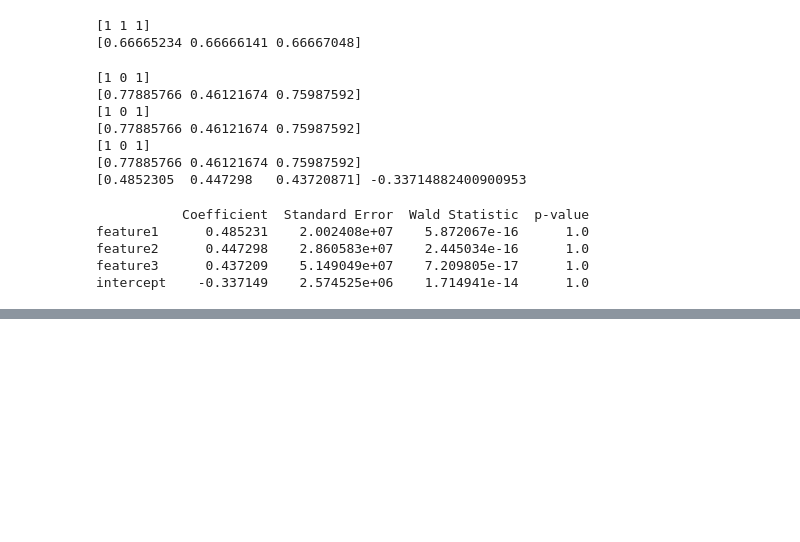
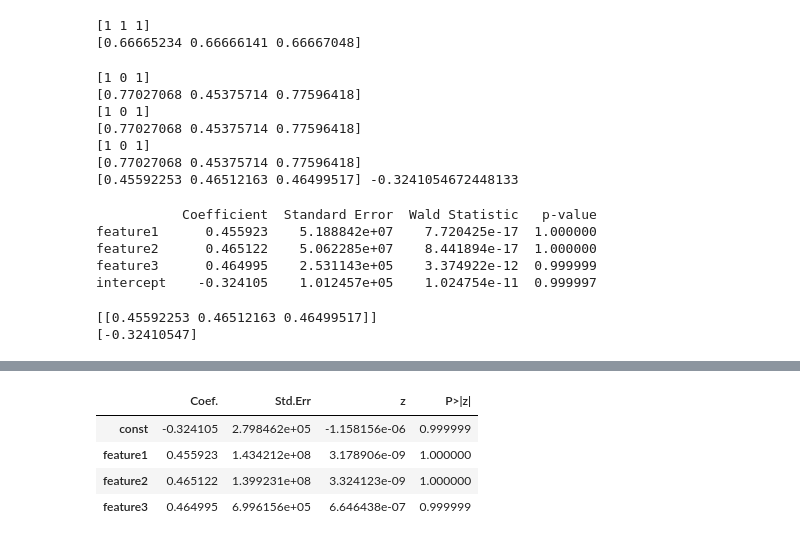
Before and after one commit to gthr66/skorecard, a Jupyter notebook: docs/tutorials/datatypes_sklearn.ipynb, the cells around one changed output, grey strips where cells are left out. Cells and saved outputs as stored; diff of their text form; code cells hidden in the pictures; blank space fills up the shorter version.

```diff
--- a/docs/tutorials/datatypes_sklearn.ipynb
+++ b/docs/tutorials/datatypes_sklearn.ipynb
@@ -28,7 +28,7 @@ print(y_pred_proba)
 [0.66665234 0.66666141 0.66667048]
 # %%
 import pandas as pd
-data_list = [[1.1, 1.3, 1.1], [0.1, 0.2, 0.1], [1.2, 1.05, 1]]
+data_list = [[1.1, 1.12, 1.1], [0.1, 0.1, 0.1], [1.11, 1.13, 1.15]]
 target_list = [1, 0, 1]
 data_array = np.array(data_list)
 target_array = np.array(target_list)
@@ -59,12 +59,12 @@ intercept2 = logit2.intercept_[0]
 print(coef2, intercept2)
 # %% [output]
 [1 0 1]
-[0.77885766 0.46121674 0.75987592]
+[0.77027068 0.45375714 0.77596418]
 [1 0 1]
-[0.77885766 0.46121674 0.75987592]
+[0.77027068 0.45375714 0.77596418]
 [1 0 1]
-[0.77885766 0.46121674 0.75987592]
-[0.4852305  0.447298   0.43720871] -0.33714882400900953
+[0.77027068 0.45375714 0.77596418]
+[0.45592253 0.46512163 0.46499517] -0.3241054672448133
 # %%
 # Calculate the standard errors of the coefficients
 # The covariance matrix of the coefficients is the inverse of the Hessian matrix
@@ -89,8 +89,18 @@ results = pd.DataFrame({
 
 print(results)
 # %% [output]
-           Coefficient  Standard Error  Wald Statistic  p-value
-feature1      0.485231    2.002408e+07    5.872067e-16      1.0
-feature2      0.447298    2.860583e+07    2.445034e-16      1.0
-feature3      0.437209    5.149049e+07    7.209805e-17      1.0
-intercept    -0.337149    2.574525e+06    1.714941e-14      1.0
+           Coefficient  Standard Error  Wald Statistic   p-value
+feature1      0.455923    5.188842e+07    7.720425e-17  1.000000
+feature2      0.465122    5.062285e+07    8.441894e-17  1.000000
+feature3      0.464995    2.531143e+05    3.374922e-12  0.999999
+intercept    -0.324105    1.012457e+05    1.024754e-11  0.999997
+# %%
+from skorecard.linear_model import LogisticRegression as skorecard_logit
+sklogit = skorecard_logit(calculate_stats=True)
+sklogit.fit(data_frame[['feature1', 'feature2', 'feature3']], data_frame['target'])
+print(sklogit.coef_)
+print(sklogit.intercept_)
+sklogit.get_stats()
+# %% [output]
+[[0.45592253 0.46512163 0.46499517]]
+[-0.32410547]
@@ -96,0 +108,5 @@ intercept    -0.337149    2.574525e+06    1.714941e-14      1.0
+|  | Coef. | Std.Err | z | P>|z| |
+| const | -0.324105 | 2.798462e+05 | -1.158156e-06 | 0.999999 |
+| feature1 | 0.455923 | 1.434212e+08 | 3.178906e-09 | 1.000000 |
+| feature2 | 0.465122 | 1.399231e+08 | 3.324123e-09 | 1.000000 |
+| feature3 | 0.464995 | 6.996156e+05 | 6.646438e-07 | 0.999999 |
```
Also changed, not shown: parts of 2 cells of this notebook, 1 other file.
